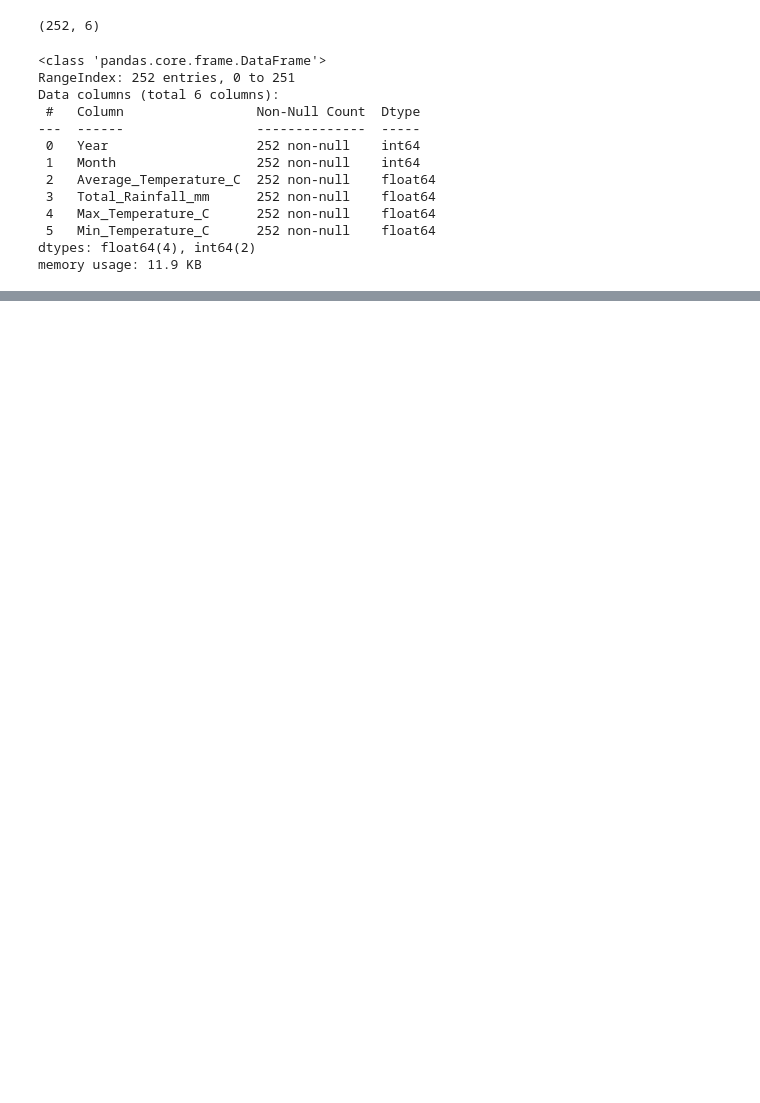
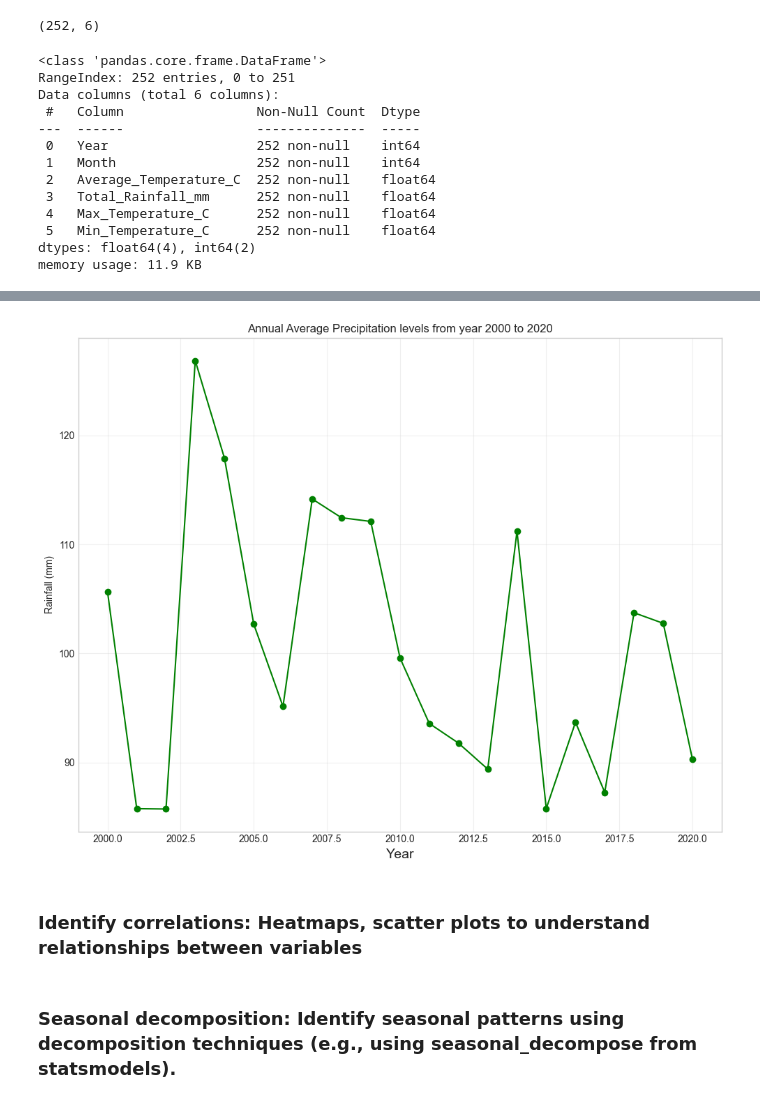
Before and after one commit to Omdena-CBP-Tanzania/capstone-project-twiga2, a Jupyter notebook: ClimateChangeAnalysis_TZ.ipynb, the cells around one changed output, grey strips where cells are left out. Cells and saved outputs as stored; diff of their text form; code cells hidden in the pictures; blank space fills up the shorter version.

```diff
--- a/ClimateChangeAnalysis_TZ.ipynb
+++ b/ClimateChangeAnalysis_TZ.ipynb
@@ -104,0 +190,17 @@ climatedf.to_csv("data/cleanData.csv",index=False)
+# %%
+# precipitation levels over the years
+plt.figure(figsize=(10,8))
+
+plt.plot(annual_trend["Year"], annual_trend["Total_Rainfall_mm"], 'g', marker="o")
+plt.title("Annual Average Precipitation levels from year 2000 to 2020")
+plt.xlabel("Year", fontsize=14)
+plt.ylabel("Rainfall (mm)")
+plt.grid(True, alpha=0.3)
+plt.tight_layout()
+plt.show()
+# %% [output]
+[figure, added]
+# %% [markdown]
+### Identify correlations: Heatmaps, scatter plots to understand relationships between variables
+# %% [markdown]
+### Seasonal decomposition: Identify seasonal patterns using decomposition techniques (e.g., using seasonal_decompose from statsmodels).
```
Also changed, not shown: parts of 19 cells of this notebook.
